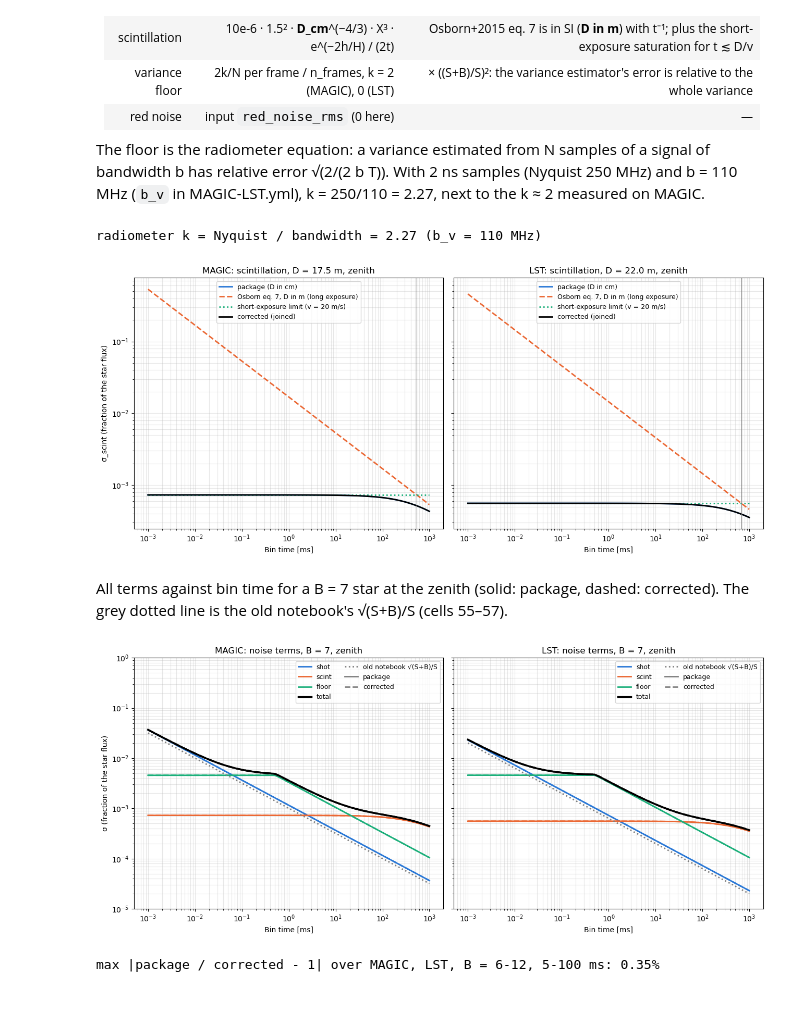
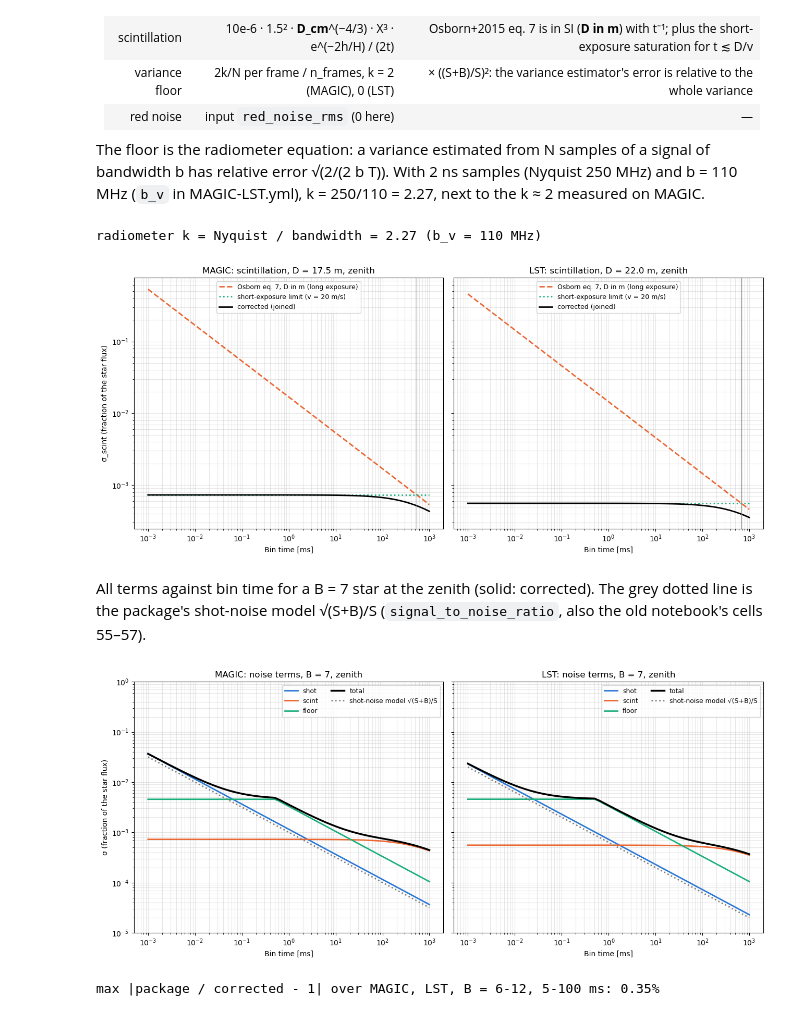
Before and after one commit to eliadse/kbo-occultation, a Jupyter notebook: notebooks/snr_theo_study.ipynb, the cells around one changed output. Drawn from its saved outputs; the diff is of its cells as text; code cells hidden in the pictures.

```diff
--- a/notebooks/snr_theo_study.ipynb
+++ b/notebooks/snr_theo_study.ipynb
@@ -226,6 +226,13 @@ def corrected_budget(instr, mag, tb, airmass=1.0, throughput=1.0, psf=1.0, teff=
 def package_budget(instr, mag, tb, **kw):
     """The package's own noise_budget (what kbo-night snr uses)."""
     return instr.noise_budget(mag, tb, **kw)
+
+
+def shot_budget(instr, mag, tb, teff=None):
+    """The package's pure shot-noise model (Instrument.signal_to_noise_ratio): zenith, no PSF/throughput/extinction."""
+    S = instr.num_photons_from_mag(tb.to_value(u.ms), mag, teff)
+    B = instr.number_nsb_photons() * tb.to_value(u.ns)
+    return {"star_photons": S, "nsb_photons": B, "sigma_total": np.sqrt(S + B) / S}
 # %% [markdown]
 ## 1 - Basic telescope information
 Every scalar and data file `Instrument` uses, read back from the instances (MAGIC's mirror and QE scale factors are
@@ -748,16 +755,16 @@ for (night_name, obs_name, tel_name), r in nsb.iterrows():
     i = INSTR[KIND[tel_name]]
     X = conditions["airmass_mean"].get((night_name, obs_name), 1.0)
     mirrors = throughput_from_faulty_panels(obs.faulty_mirrors.get(DC_KEY[tel_name]), DC_KEY[tel_name])
-    pkg = package_budget(i, obs.magnitude(BAND), 1 * u.ms, airmass=X, extinction=True, throughput_factor=mirrors)
+    shot = shot_budget(i, obs.magnitude(BAND), 1 * u.ms, teff=teff_from_spectral_type(obs.spectral_type))
     cor = corrected_budget(i, obs.magnitude(BAND), 1 * u.ms, airmass=X, throughput=mirrors,
                            psf=psf_containment(night_name, tel_name), teff=teff_from_spectral_type(obs.spectral_type))
     bs_rows.append({"night": night_name, "observation": obs_name, "telescope": tel_name, "mag": obs.magnitude(BAND),
                     "nsb_source": r["nsb_source"],
                     "measured": r["nsb_default"] / (r["star_peak_comb"] - r["nsb_default"]),
-                    "package": pkg["nsb_photons"] / pkg["star_photons"],
+                    "shot model": shot["nsb_photons"] / shot["star_photons"],
                     "corrected": cor["nsb_photons"] / cor["star_photons"]})
 bs = pd.DataFrame(bs_rows).set_index(["night", "observation", "telescope"])
-bs["measured / package"] = bs["measured"] / bs["package"]
+bs["measured / shot model"] = bs["measured"] / bs["shot model"]
 bs["measured / corrected"] = bs["measured"] / bs["corrected"]
 
 MARK = {"MAGIC-1": "s", "MAGIC-2": "o", "LST-1": "^"}
@@ -765,16 +772,16 @@ fig, ax = plt.subplots(figsize=(8.5, 5.5))
 for (night_name, obs_name, tel_name), r in bs.iterrows():
     c = TEL_COLORS[KIND[tel_name]]
     ax.plot(r["mag"], r["measured"], MARK[tel_name], ms=9, color=c)
-    ax.plot(r["mag"], r["package"], MARK[tel_name], ms=9, mfc="none", mec=c)
+    ax.plot(r["mag"], r["shot model"], MARK[tel_name], ms=9, mfc="none", mec=c)
     ax.plot(r["mag"], r["corrected"], "_", ms=16, mew=2, color=c)
 handles = [plt.Line2D([], [], color="grey", marker=m, ls="", label=t) for t, m in MARK.items()]
 handles += [plt.Line2D([], [], color="grey", marker="o", ls="", label="measured (dark run / star peak)"),
-            plt.Line2D([], [], color="grey", marker="o", mfc="none", ls="", label="package theory"),
+            plt.Line2D([], [], color="grey", marker="o", mfc="none", ls="", label="shot-noise model"),
             plt.Line2D([], [], color="grey", marker="_", ms=16, mew=2, ls="", label="corrected theory")]
 ax.set(yscale="log", xlabel=f"{BAND} magnitude", ylabel="NSB / star photons in the pixel", title="Background-to-star ratio")
 ax.invert_xaxis(); ax.grid(alpha=0.3, which="both"); ax.legend(handles=handles, fontsize=9)
 plt.tight_layout()
 plt.savefig(f"./NSB_to_star_ratio.png", dpi=200)
 plt.show()
-bs.groupby("telescope")[["measured / package", "measured / corrected"]].median()
+bs.groupby("telescope")[["measured / shot model", "measured / corrected"]].median()
 # %% [output]
@@ -864,7 +867,8 @@ for ax, (t, i) in zip(axes, INSTR.items()):
     for tb in [FRAME_SAMPLES_DURATION_S * 1e3, 5, 10, 100]:
         ax.axvline(tb, color="grey", lw=0.8, alpha=0.5)
     ax.set(xscale="log", yscale="log", xlabel="Bin time [ms]", title=f"{t}: photo-electrons per bin")
-    ax.grid(alpha=0.3, which="both"); ax.legend(fontsize=9)
+    ax.grid(alpha=0.3, which="both")
+    ax.legend(fontsize=9)
 axes[0].set_ylabel("Photo-electrons")
 plt.tight_layout()
 plt.savefig(f"./Photons_per_time_stars_NSB.png", dpi=200)
@@ -892,8 +896,6 @@ print("radiometer k = Nyquist / bandwidth = %.2f (b_v = %.0f MHz)" % (250e6 / fl
 fig, axes = tel_axes(sharey=True)
 for ax, (t, i) in zip(axes, INSTR.items()):
     D = aperture_m(i)
-    pkg = np.array([package_budget(i, REF_MAG, tb * u.ms)["sigma_scint"] for tb in BIN_MS])
-    ax.plot(BIN_MS, pkg, color=STEP_COLORS[0], lw=2, label="package (D in cm)")
     ax.plot(BIN_MS, scint_long(D, BIN_MS * 1e-3, 1, i.site_altitude_m), color=STEP_COLORS[1], lw=2, ls="--",
             label="Osborn eq. 7, D in m (long exposure)")
     ax.plot(BIN_MS, scint_short(D, 1, i.site_altitude_m) + 0 * BIN_MS, color=STEP_COLORS[2], lw=2, ls=":",
@@ -908,31 +910,28 @@ plt.savefig(f"./Scintillation_noise.png", dpi=200)
 plt.show()
 # %% [output]
 radiometer k = Nyquist / bandwidth = 2.27 (b_v = 110 MHz)
-[figure, old version]
+[figure, new version]
 # %% [markdown]
-All terms against bin time for a B = 7 star at the zenith (solid: package, dashed: corrected). The grey dotted line
-is the old notebook's √(S+B)/S (cells 55–57).
+All terms against bin time for a B = 7 star at the zenith (solid: corrected). The grey dotted line is the package's
+shot-noise model √(S+B)/S (`signal_to_noise_ratio`, also the old notebook's cells 55–57).
 # %%
 TERMS = ["shot", "scint", "floor", "total"]
 fig, axes = tel_axes(sharey=True)
 for ax, (t, i) in zip(axes, INSTR.items()):
-    pkg = [package_budget(i, REF_MAG, tb * u.ms) for tb in BIN_MS]
     cor = [corrected_budget(i, REF_MAG, tb * u.ms) for tb in BIN_MS]
     for term, c in zip(TERMS, STEP_COLORS):
         key = f"sigma_{term}"
-        ax.plot(BIN_MS, [p[key] for p in pkg], color=c if term != "total" else "k", lw=2.5 if term == "total" else 2, label=f"{term}")
-        ax.plot(BIN_MS, [p[key] for p in cor], color=c if term != "total" else "k", lw=2.5 if term == "total" else 2, ls="--")
-    shot_only = [np.sqrt(p["star_photons"] + p["nsb_photons"]) / p["star_photons"] for p in pkg]
-    ax.plot(BIN_MS, shot_only, color="grey", ls=":", lw=2, label="old notebook √(S+B)/S")
-    ax.plot([], [], color="grey", lw=2, label="package"); ax.plot([], [], color="grey", lw=2, ls="--", label="corrected")
+        ax.plot(BIN_MS, [p[key] for p in cor], color=c if term != "total" else "k", lw=2.5 if term == "total" else 2, label=f"{term}")
+    shot_only = [shot_budget(i, REF_MAG, tb * u.ms)["sigma_total"] for tb in BIN_MS]
+    ax.plot(BIN_MS, shot_only, color="grey", ls=":", lw=2, label="shot-noise model √(S+B)/S")
     ax.set(xscale="log", yscale="log", ylim=(1e-5, 1), xlabel="Bin time [ms]", title=f"{t}: noise terms, B = {REF_MAG:g}, zenith")
     ax.grid(alpha=0.3, which="both"); ax.legend(fontsize=9, ncol=2)
 axes[0].set_ylabel("σ (fraction of the star flux)")
 plt.tight_layout()
 plt.savefig(f"./All_noise.png", dpi=200)
 plt.show()
 # %% [output]
-[figure, old version]
+[figure, new version]
 # %%
 # package (Instrument.noise_budget) against the notebook's independent corrected budget: must agree
 worst = 0.0
```
Also changed, not shown: parts of 8 cells of this notebook, 4 other files.
